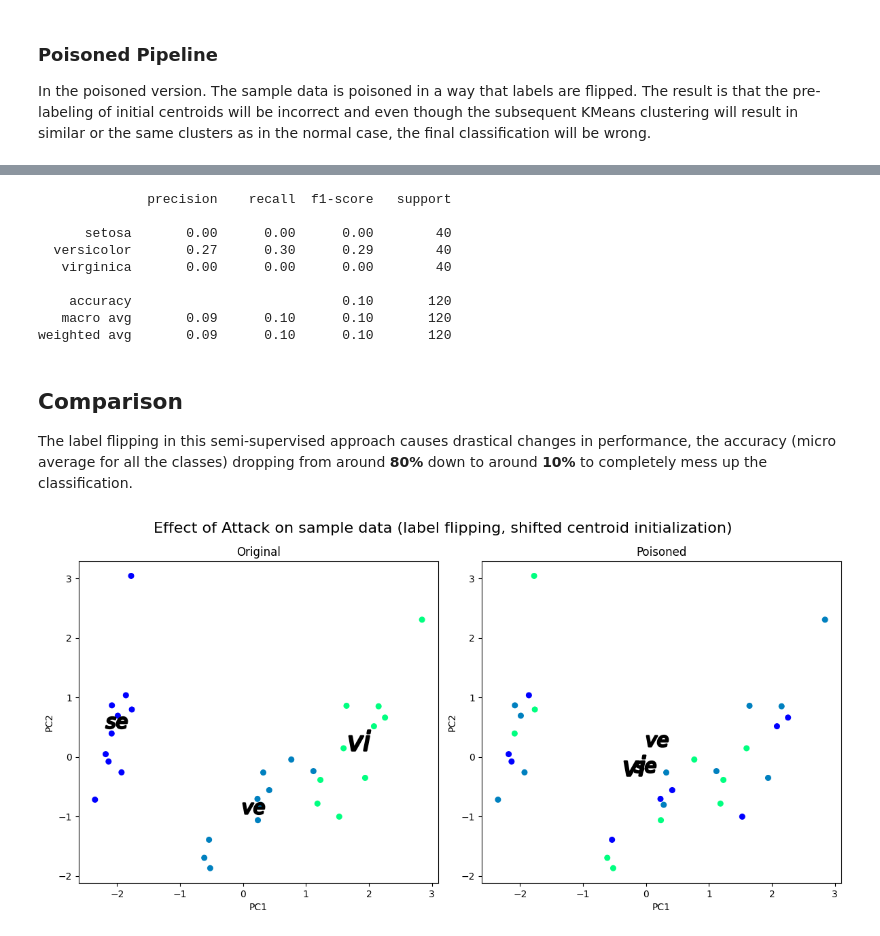
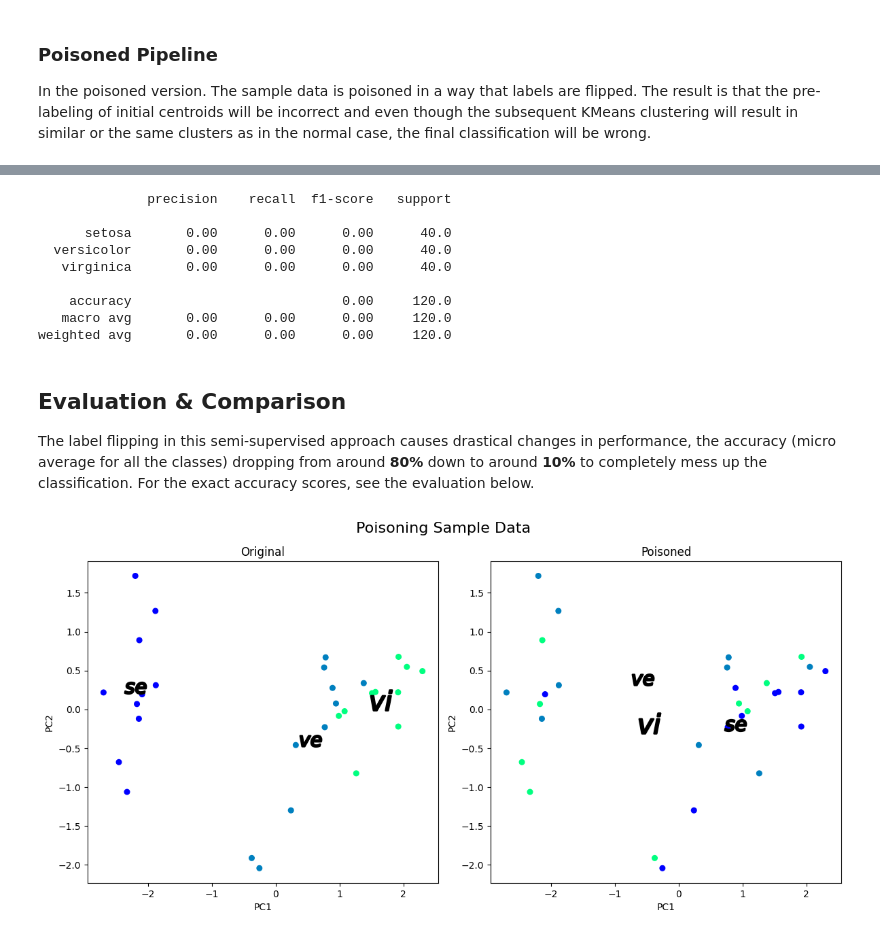
Before and after one commit to Poison-Cluster/poison-cluster, a Jupyter notebook: synthetic_injection/exploit_semi_supervised_KMeans_(Iris).ipynb, the cells around one changed output, grey strips where cells are left out. Cells and saved outputs as stored; diff of their text form; code cells hidden in the pictures.

```diff
--- a/synthetic_injection/exploit_semi_supervised_KMeans_(Iris).ipynb
+++ b/synthetic_injection/exploit_semi_supervised_KMeans_(Iris).ipynb
@@ -59,8 +58,7 @@ scaler = StandardScaler()
 # %%
-X = scaler.fit_transform(iris.copy())
+X = iris.copy()
 y = iris_target.copy()
 
-X = pd.DataFrame(X, columns=columns)
 (X.shape, y.shape)
 # %% [output]
 ((150, 4), (150,))
@@ -69,14 +67,18 @@ x_input, x_sample, y_input_true, y_sample = train_test_split(X, y, test_size=0.2
 (x_input.shape, y_input_true.shape, x_sample.shape, y_sample.shape)
 # %% [output]
 ((120, 4), (120,), (30, 4), (30,))
+# %%
+scaler = StandardScaler()
+x_input = scaler.fit_transform(x_input)
+x_sample = scaler.transform(x_sample)
 # %% [markdown]
 ## Helpers
 # %%
 def plot_effect_of_attack(X1, Y1_centroids, Y1_hat, X2, Y2_centroids, Y2_hat, title="Effect of Attack"):
     pca = PCA(n_components=2)
 
-    A = pca.fit_transform(X1.values)
-    B = pca.transform(X2.values)
+    A = pca.fit_transform(X1)
+    B = pca.transform(X2)
 
     A_centroids = pca.transform(Y1_centroids)
     B_centroids = pca.transform(Y2_centroids)
@@ -152,7 +154,7 @@ class NormalPipeline():
         initial_centroid_labels = []
 
         for label in np.unique(self.ySample):
-            initial_centroids.append(self.xSample[self.ySample == label].mean().values)
+            initial_centroids.append(self.xSample[self.ySample == label].mean(axis=0))
             initial_centroid_labels.append(label)
 
         self.initial_centroids = np.array(initial_centroids)
@@ -219,29 +221,29 @@ plot_accuracy_over_flip_fraction(100)
 # %%
 poisonedPipeline = AlteredPipeline(x_sample, y_sample)
-poisonedPipeline.poison(num_target_classes, flip_fraction=.7)
+poisonedPipeline.poison(num_target_classes, flip_fraction=.8)
 poisonedPipeline.fit_predict(x_input)
 
 print(poisonedPipeline.class_report(y_input_true))
 # %% [output]
               precision    recall  f1-score   support
 
-      setosa       0.00      0.00      0.00        40
-  versicolor       0.27      0.30      0.29        40
-   virginica       0.00      0.00      0.00        40
+      setosa       0.00      0.00      0.00      40.0
+  versicolor       0.00      0.00      0.00      40.0
+   virginica       0.00      0.00      0.00      40.0
 
-    accuracy                           0.10       120
-   macro avg       0.09      0.10      0.10       120
-weighted avg       0.09      0.10      0.10       120
+    accuracy                           0.00     120.0
+   macro avg       0.00      0.00      0.00     120.0
+weighted avg       0.00      0.00      0.00     120.0
 # %% [markdown]
-## Comparison
+## Evaluation & Comparison
 
-The label flipping in this semi-supervised approach causes drastical changes in performance, the accuracy (micro average for all the classes) dropping from around **80%** down to around **10%** to completely mess up the classification.
+The label flipping in this semi-supervised approach causes drastical changes in performance, the accuracy (micro average for all the classes) dropping from around **80%** down to around **10%** to completely mess up the classification. For the exact accuracy scores, see the evaluation below.
 # %%
 plot_effect_of_attack(x_sample, normalPipeline.initial_centroids, y_sample,
                       x_sample, poisonedPipeline.initial_centroids, poisonedPipeline.ySample,
-                      title="Effect of Attack on sample data (label flipping, shifted centroid initialization)")
+                      title="Poisoning Sample Data")
 # %% [output]
-[figure, old version]
+[figure, new version]
 # %%
 plot_effect_of_attack(x_input, normalPipeline.centroids, normalPipeline.pred,
                       x_input, poisonedPipeline.centroids, poisonedPipeline.pred,
```
Also changed, not shown: parts of 13 cells of this notebook, 3 other files.
